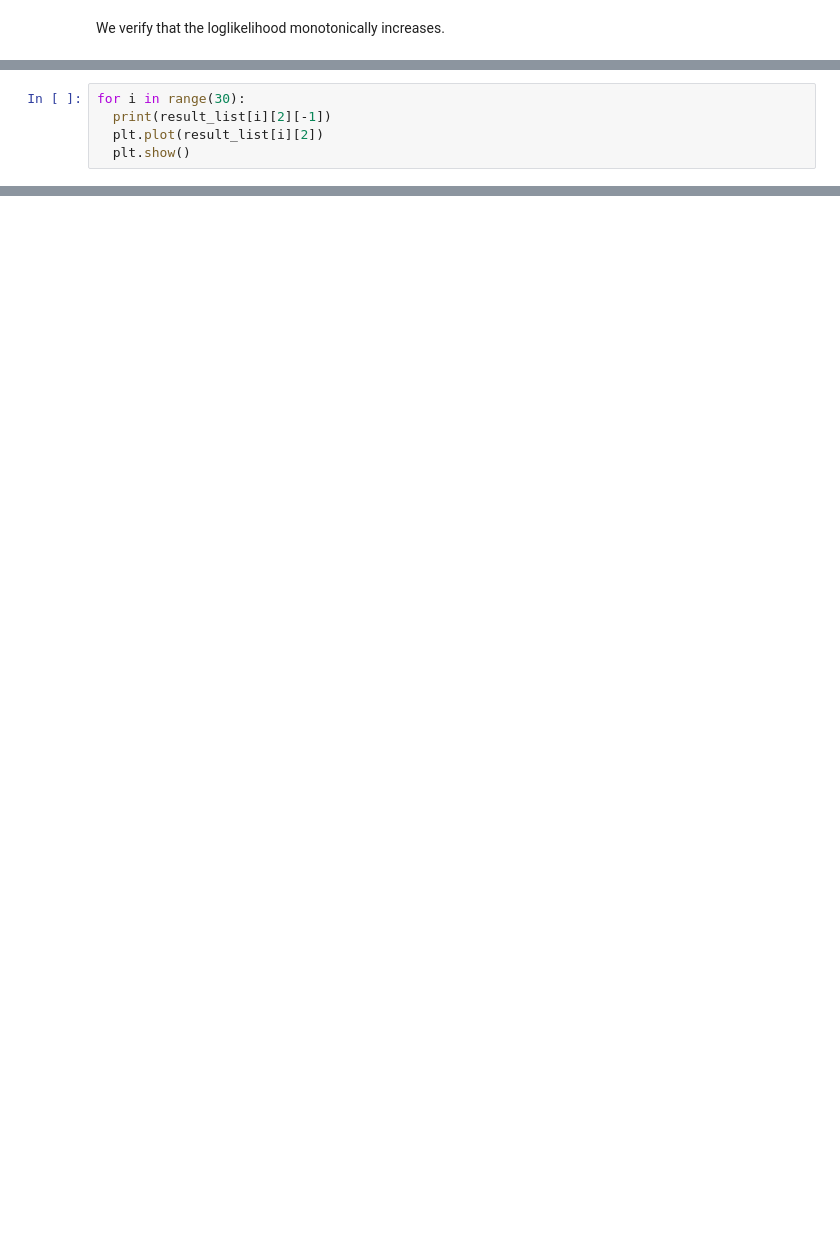
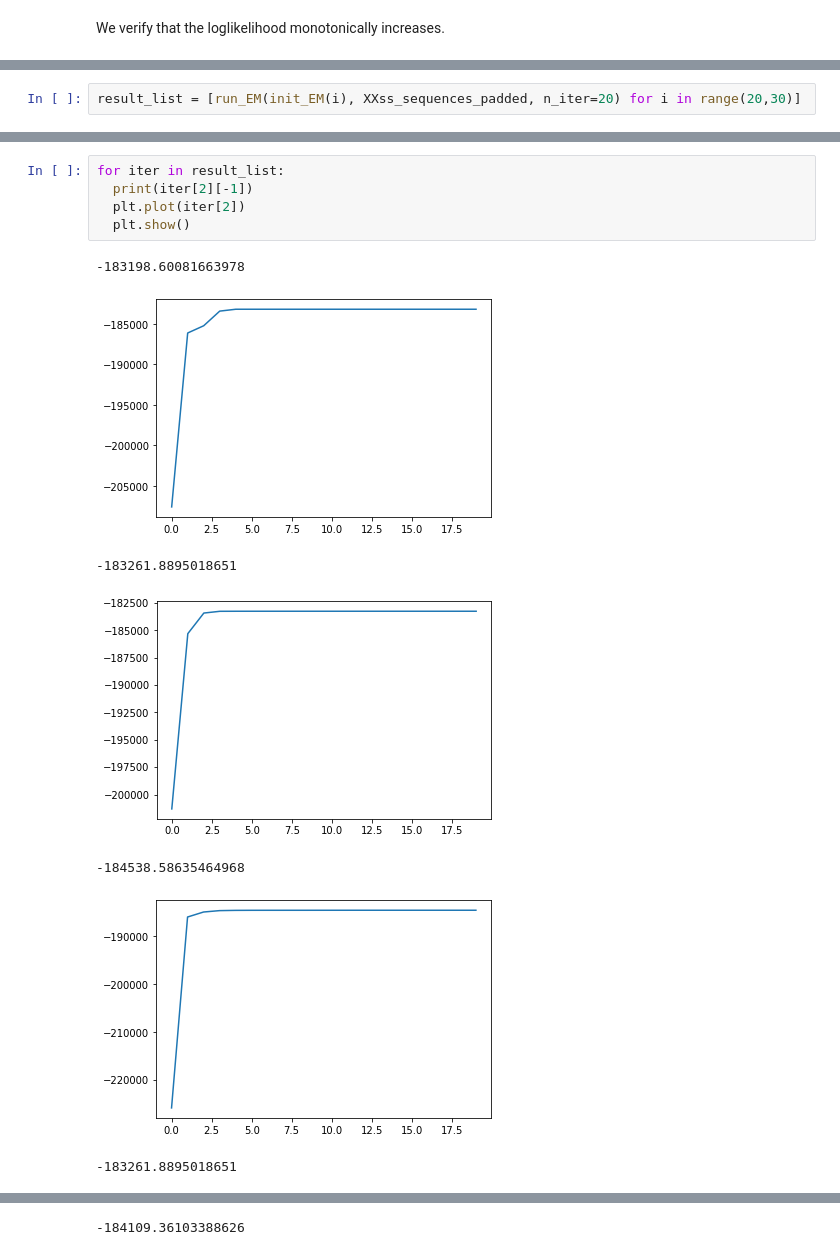
Before and after one commit to KillingVectorField/latent-sequence-model-EM-algorithm, a Jupyter notebook: Assignment_1_EM.ipynb, the cells around one changed output, grey strips where cells are left out. Cells and saved outputs as stored; diff of their text form; blank space fills up the shorter version.

```diff
--- a/Assignment_1_EM.ipynb
+++ b/Assignment_1_EM.ipynb
@@ -207,5 +247,0 @@ with open('result_list.pickle', 'rb') as f:
-# %%
-for i in range(30):
-  print(result_list[i][2][-1])
-  plt.plot(result_list[i][2])
-  plt.show()
@@ -233,0 +248,2 @@ result_list[9][2][-1]
+# %%
+result_list = [run_EM(init_EM(i), XXss_sequences_padded, n_iter=20) for i in range(20,30)]
@@ -233,0 +260,13 @@ result_list[9][2][-1]
+# %%
+for iter in result_list:
+  print(iter[2][-1])
+  plt.plot(iter[2])
+  plt.show()
+# %% [output]
+-183198.60081663978
+[figure, added]
+-183261.8895018651
+[figure, added]
+-184538.58635464968
+[figure, added]
+-183261.8895018651
@@ -233,0 +274 @@ result_list[9][2][-1]
+-184109.36103388626
```
Also changed, not shown: parts of 93 cells of this notebook.
